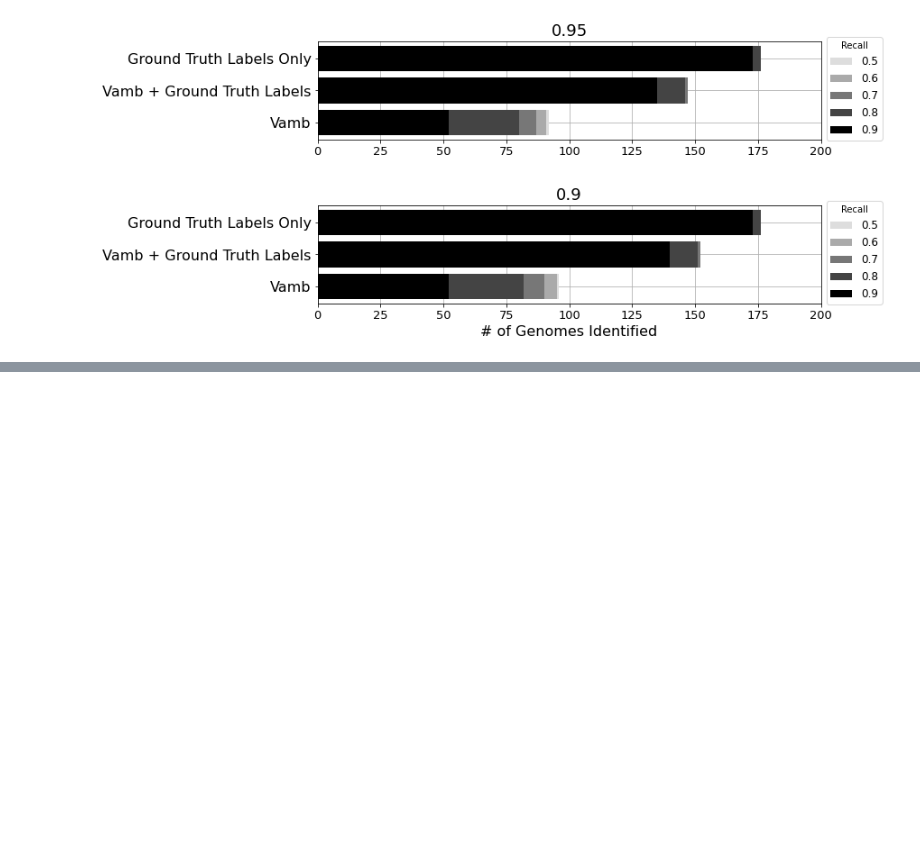
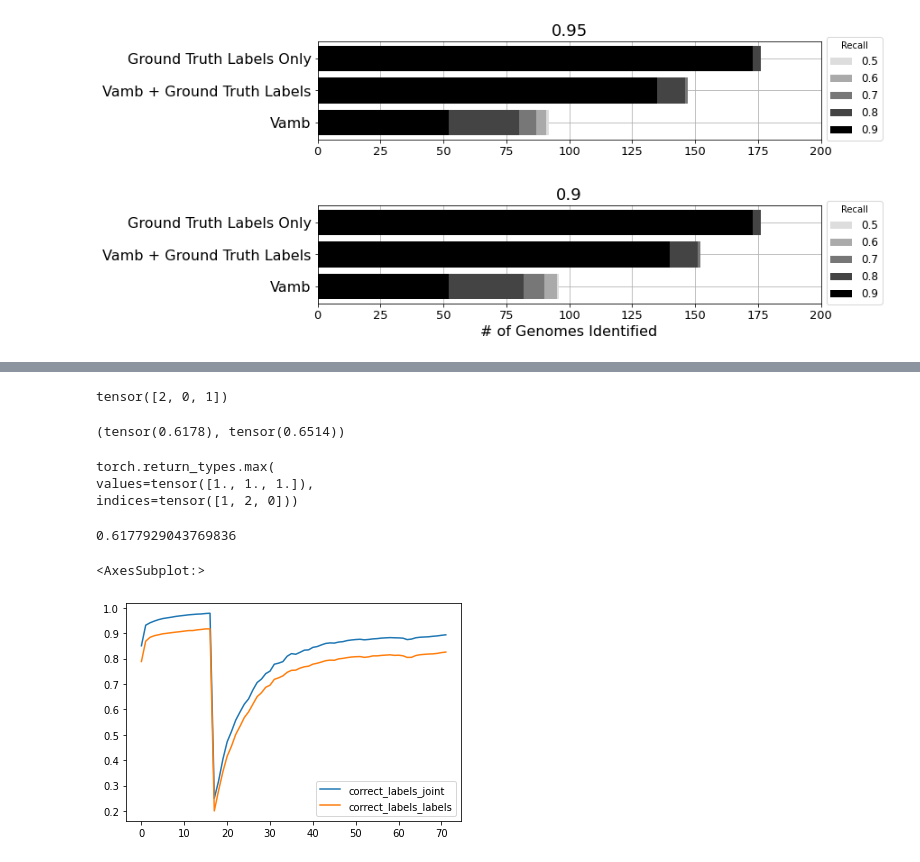
Before and after one commit to sgalkina/vamb, a Jupyter notebook: doc/tutorial.ipynb, the cells around one changed output, grey strips where cells are left out. Saved outputs shown, nothing was run; the diff lists cells and outputs as text; code cells hidden in the pictures; blank space fills up the shorter version.

```diff
--- a/doc/tutorial.ipynb
+++ b/doc/tutorial.ipynb
@@ -1465,0 +1532,32 @@ for precision in 0.95, 0.9:
+# %%
+targets
+# %% [output]
+tensor([2, 0, 1])
+# %%
+nn.CrossEntropyLoss()(out, y1), nn.CrossEntropyLoss()(y1, out)
+# %% [output]
+(tensor(0.6178), tensor(0.6514))
+# %%
+y1.max(dim=1)
+# %% [output]
+torch.return_types.max(
+values=tensor([1., 1., 1.]),
+indices=tensor([1, 2, 0]))
+# %%
+from torch.autograd import Variable
+
+out = torch.FloatTensor([[0.05, 0.9, 0.05], [0.05, 0.05, 0.9], [0.9, 0.05, 0.05], [0.9, 0.05, 0.05]])
+
+y1 = torch.FloatTensor([[0, 1, 0], [0, 0, 1], [1, 0, 0], [1, 0, 0]])
+
+_, targets = y1.max(dim=1)
+targets
+loss = nn.CrossEntropyLoss()(out, Variable(targets))
+print(loss.item())
+# %% [output]
+0.6177929043769836
+# %%
+df1[['correct_labels_joint', 'correct_labels_labels']].plot()
+# %% [output]
+<AxesSubplot:>
+[figure, added]
```
Also changed, not shown: parts of 9 cells of this notebook, 2 other files.
